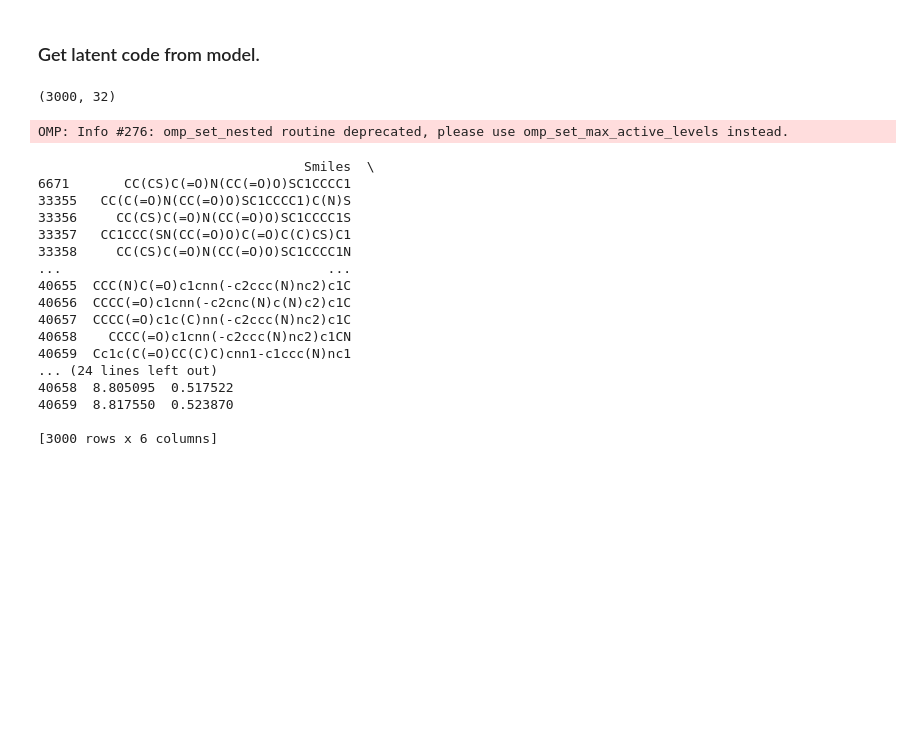
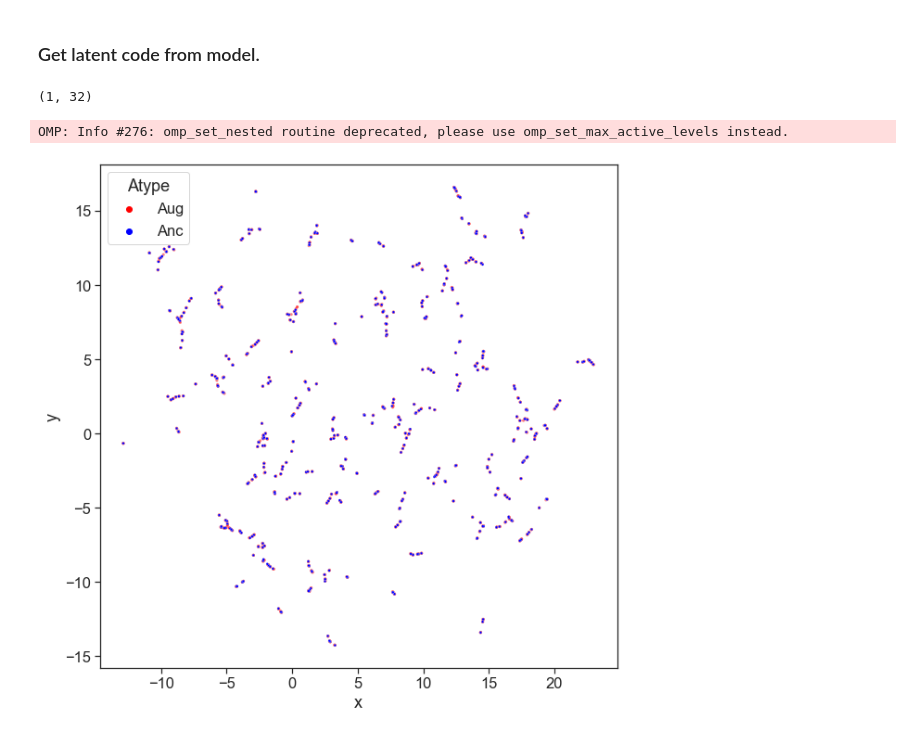
Before and after one commit to katfish666/SALSA, a Jupyter notebook: 20220412_eval_multiview_one_per_class.ipynb, the cells around one changed output. Saved outputs shown, nothing was run; the diff lists cells and outputs as text; code cells hidden in the pictures; blank space fills up the shorter version.

```diff
--- a/20220412_eval_multiview_one_per_class.ipynb
+++ b/20220412_eval_multiview_one_per_class.ipynb
@@ -130,17 +134,25 @@ df = df[["Smiles","Mol","Label","Atype"]]
 # %% [markdown]
 ### Get latent code from model.
 # %%
-sampler = AnchoredSampler(rand, anc_map, num_to_eval, drop_last = False)
-loader = DataLoader(ds, batch_sampler=sampler, num_workers=0, pin_memory=True)
+from tqdm.notebook import trange, tqdm
+loader = DataLoader(ds, batch_size=1, sampler=rand_idc, num_workers=0, pin_memory=True)
 
-for samp in loader:
+latents = []
+i = 0
+for samp in tqdm(loader, total=len(df)):
+    i += 1
+#     print(i)
     for k,v in samp.items():
         if torch.is_tensor(v):
             samp[k] = v.to(device)
+
     latent, _ = model.forward(samp['seq'], samp['pad_mask'],
                                     samp['avg_mask'], samp['out_mask'])
     latent = torch.nn.functional.normalize(latent, p=2.0, dim=1)
-latent = latent.detach().numpy()
-print(latent.shape)
+    latent = latent.cpu().detach().numpy()
+    latents.append(latent)
+
+latents = np.stack(latents,axis=0)
+print(latents.shape)
 # %% [output]
-(3000, 32)
+(1, 32)
@@ -149,31 +159,13 @@ print(latent.shape)
+# %%
+latents = latents.squeeze(1)
 # %%
 import umap.umap_ as umap
 umapper = umap.UMAP(n_neighbors=15, min_dist=0.05, n_components=2, metric='euclidean')
-embedding = umapper.fit_transform(latent)
+embedding = umapper.fit_transform(latents)
 
 df['x'] = embedding[:, 0]
 df['y'] = embedding[:, 1]
 # %% [output]
 OMP: Info #276: omp_set_nested routine deprecated, please use omp_set_max_active_levels instead.
-# %%
-df
-# %% [output]
-                                  Smiles  \
-6671       CC(CS)C(=O)N(CC(=O)O)SC1CCCC1
-33355   CC(C(=O)N(CC(=O)O)SC1CCCC1)C(N)S
-33356     CC(CS)C(=O)N(CC(=O)O)SC1CCCC1S
-33357   CC1CCC(SN(CC(=O)O)C(=O)C(C)CS)C1
-33358     CC(CS)C(=O)N(CC(=O)O)SC1CCCC1N
-...                                  ...
-40655  CCC(N)C(=O)c1cnn(-c2ccc(N)nc2)c1C
-40656  CCCC(=O)c1cnn(-c2cnc(N)c(N)c2)c1C
-40657  CCCC(=O)c1c(C)nn(-c2ccc(N)nc2)c1C
-40658    CCCC(=O)c1cnn(-c2ccc(N)nc2)c1CN
-40659  Cc1c(C(=O)CC(C)C)cnn1-c1ccc(N)nc1
-... (24 lines left out)
-40658  8.805095  0.517522
-40659  8.817550  0.523870
-
-[3000 rows x 6 columns]
 # %%
 coords = df[['x','y']]
@@ -179,0 +173,14 @@ coords = df[['x','y']]
+# %%
+import seaborn as sns
+sns.set_theme(style='ticks',font_scale=1.5)
+
+plt.figure(figsize=(10,10))
+
+sns.scatterplot(data=df[df['Atype']=='Aug'], x='x', y='y', hue='Atype',
+                alpha=0.5, s=10, palette={'Aug':'red'})
+sns.scatterplot(data=df[df['Atype']=='Anc'], x='x', y='y', hue='Atype',
+                alpha=1., s=7, palette={'Anc':'blue'})
+plt.savefig('embeddings/umap_2022041200_00_normed_500anc.png', bbox_inches='tight')
+plt.show()
+# %% [output]
+[figure, added]
```
Also changed, not shown: parts of 7 cells of this notebook, 22 other files.
